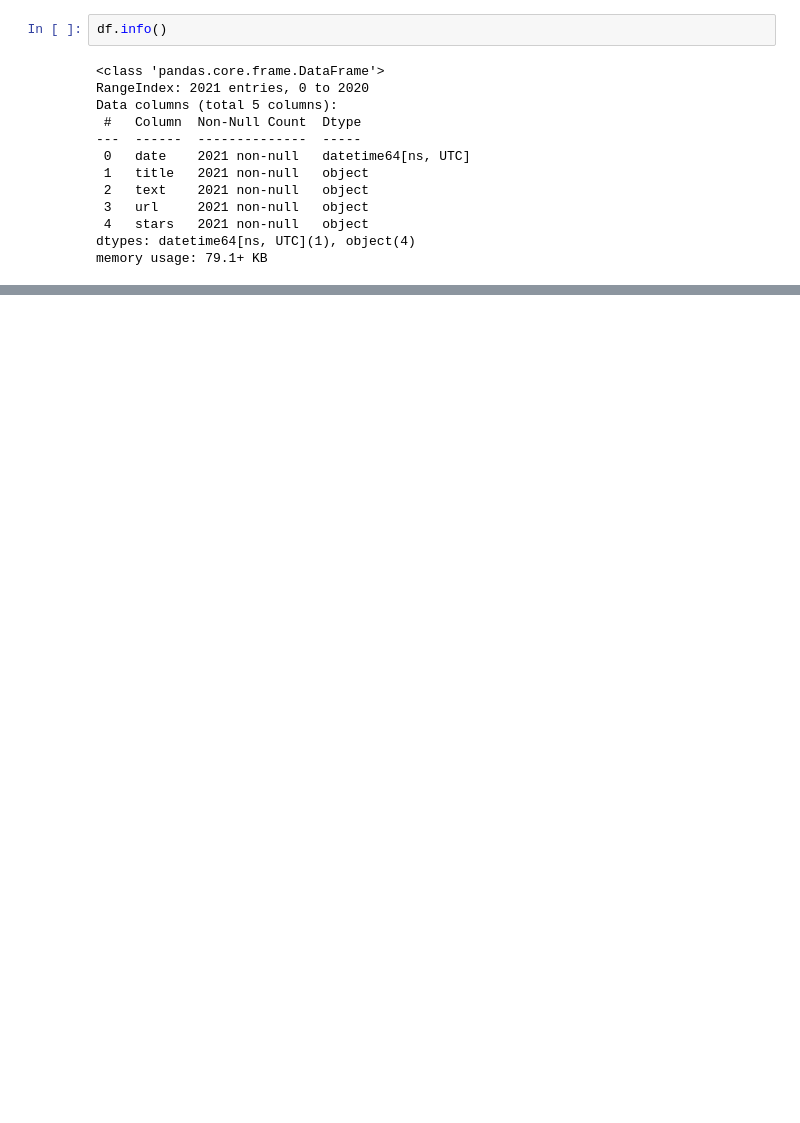
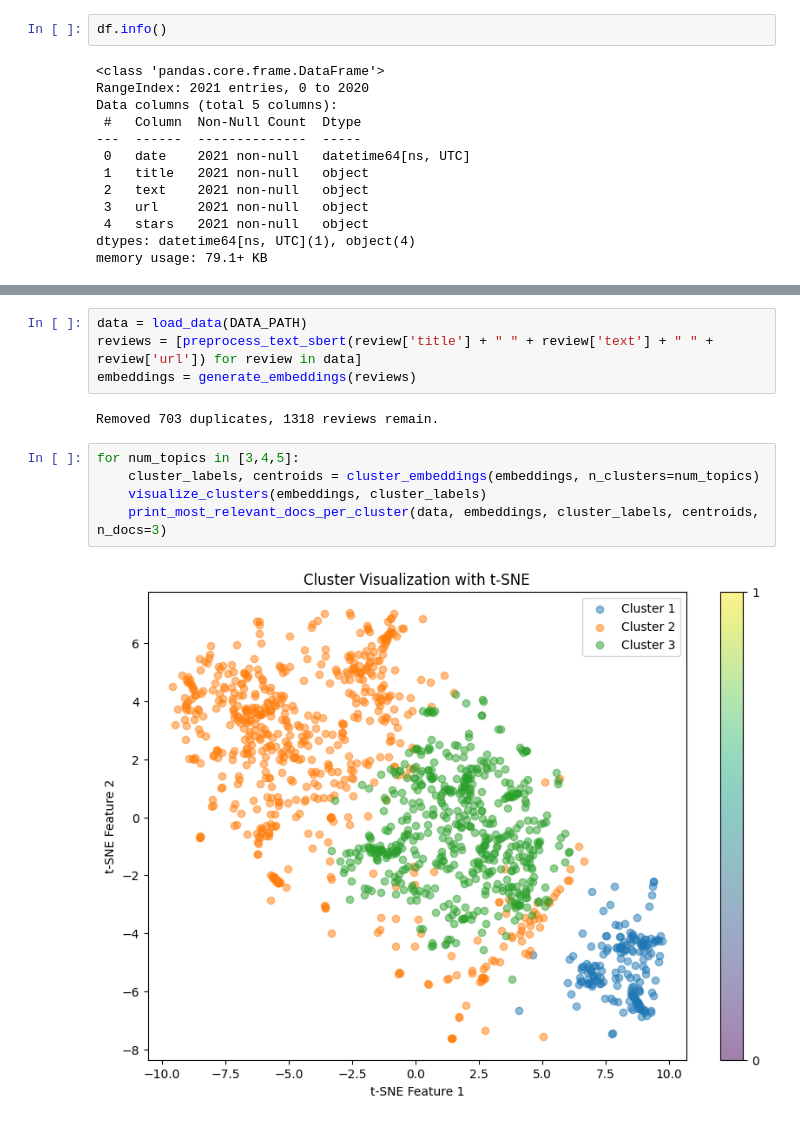
Before and after one commit to KremerML/OkraAI-interview, a Jupyter notebook: notebooks/initial_exploration.ipynb, the cells around one changed output, grey strips where cells are left out. Cells and saved outputs as stored; diff of their text form; blank space fills up the shorter version.

Commit message:
Completed LDA, added SBERT, and subset clustering

```diff
--- a/notebooks/initial_exploration.ipynb
+++ b/notebooks/initial_exploration.ipynb
@@ -227,0 +567,13 @@ staffed
+# %%
+data = load_data(DATA_PATH)
+reviews = [preprocess_text_sbert(review['title'] + " " + review['text'] + " " + review['url']) for review in data]
+embeddings = generate_embeddings(reviews)
+# %% [output]
+Removed 703 duplicates, 1318 reviews remain.
+# %%
+for num_topics in [3,4,5]:
+    cluster_labels, centroids = cluster_embeddings(embeddings, n_clusters=num_topics)
+    visualize_clusters(embeddings, cluster_labels)
+    print_most_relevant_docs_per_cluster(data, embeddings, cluster_labels, centroids, n_docs=3)
+# %% [output]
+[figure, added]
```
Also changed, not shown: parts of 26 cells of this notebook, 4 other files.
